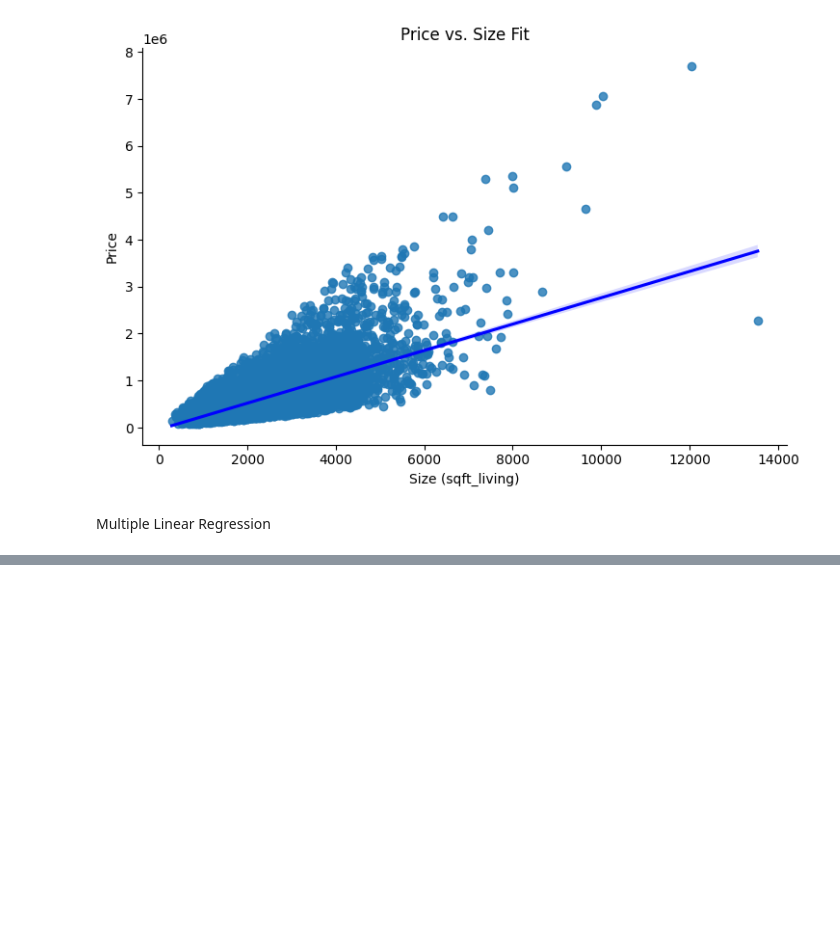
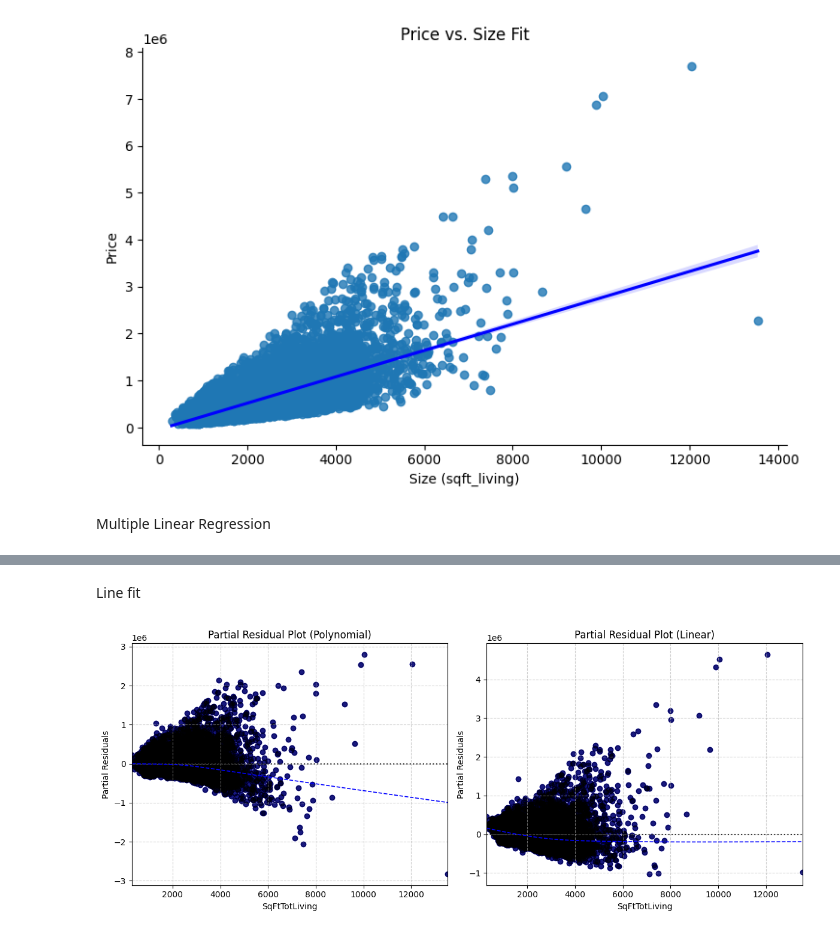
Before and after one commit to prageethmadhu/advanced-regression-kc, a Jupyter notebook: python_sccript.ipynb, the cells around one changed output, grey strips where cells are left out. Drawn from its saved outputs; the diff is of its cells as text; code cells hidden in the pictures; blank space fills up the shorter version.

```diff
--- a/python_sccript.ipynb
+++ b/python_sccript.ipynb
@@ -155,0 +57,10 @@ Coefficients:
+# %%
+# Multiple Linear Regression with Full Summary
+features = ["sqft_living", "sqft_lot", "bathrooms", "bedrooms", "grade"]
+X = house_df[features]
+X = sm.add_constant(X)  # Add intercept term
+
+house_lm_full = sm.OLS(y, X).fit()
+
+# Print model summary
+print(house_lm_full.summary())
@@ -155,0 +185,55 @@ Coefficients:
+# %% [markdown]
+Line fit
+# %%
+import pandas as pd
+import numpy as np
+import statsmodels.api as sm
+import matplotlib.pyplot as plt
+import seaborn as sns
+from patsy import dmatrix
+
+# Load the dataset
+house_df = pd.read_csv("C:\\Users\\Prageeth\\Source\\MSC\\seminar-course\\advanced-regression-kc\\kc_house_data.csv")
+
+# Define features and target variable
+features = ["sqft_living", "sqft_lot", "bathrooms", "bedrooms", "grade"]
+target = "price"
+
+# Ensure there are no missing values
+house_df = house_df.dropna(subset=features + [target])
+
+# Polynomial Regression Model (degree 2 for sqft_living)
+X_poly = dmatrix("bs(sqft_living, df=6, include_intercept=False) + sqft_lot + grade + bathrooms + bedrooms",
+                 data=house_df, return_type='dataframe')
+y = house_df[target]
+
+model_poly = sm.OLS(y, sm.add_constant(X_poly)).fit()
+
+# Standard Linear Regression Model
+X_linear = house_df[["sqft_living", "bathrooms", "bedrooms", "grade"]]
+X_linear = sm.add_constant(X_linear)
+house_lm_2 = sm.OLS(y, X_linear).fit()
+
+# Partial Residual Plots
+fig, axes = plt.subplots(1, 2, figsize=(12, 5))
+
+# Polynomial Model Residual Plot
+sns.residplot(x=house_df["sqft_living"], y=model_poly.resid, lowess=True, ax=axes[0], color="blue", line_kws={"linewidth": 1.2, "linestyle": "dashed"})
+axes[0].scatter(house_df["sqft_living"], model_poly.resid, color="black", edgecolors='k', alpha=0.5)
+axes[0].set_title("Partial Residual Plot (Polynomial)")
+axes[0].set_xlabel("SqFtTotLiving")
+axes[0].set_ylabel("Partial Residuals")
+axes[0].grid(True, linestyle="--", alpha=0.6)
+
+# Standard Linear Model Residual Plot
+sns.residplot(x=house_df["sqft_living"], y=house_lm_2.resid, lowess=True, ax=axes[1], color="blue", line_kws={"linewidth": 1.2, "linestyle": "dashed"})
+axes[1].scatter(house_df["sqft_living"], house_lm_2.resid, color="black", edgecolors='k', alpha=0.5)
+axes[1].set_title("Partial Residual Plot (Linear)")
+axes[1].set_xlabel("SqFtTotLiving")
+axes[1].set_ylabel("Partial Residuals")
+axes[1].grid(True, linestyle="--", alpha=0.6)
+
+plt.tight_layout()
+plt.show()
+# %% [output]
+[figure, added]
```
Also changed, not shown: parts of 15 cells of this notebook, 8 other files.
